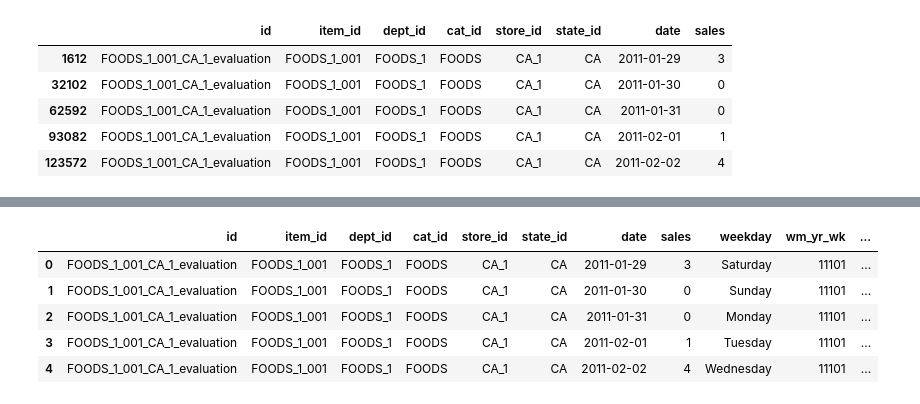
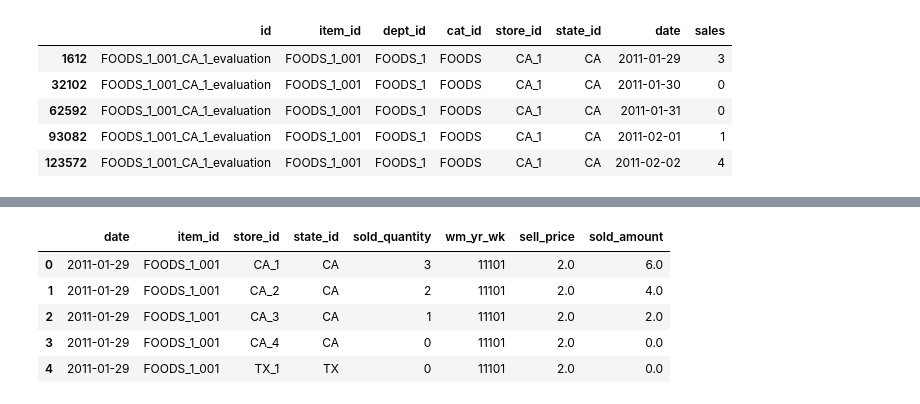
Before and after one commit to linafaik08/time-series-forecasting-models, a Jupyter notebook: notebooks/01_data_processing.ipynb, the cells around one changed output, grey strips where cells are left out. Drawn from its saved outputs; the diff is of its cells as text; code cells hidden in the pictures.

```diff
--- a/notebooks/01_data_processing.ipynb
+++ b/notebooks/01_data_processing.ipynb
@@ -67,22 +81,25 @@ long_df.head()
 # %%
-long_enr_df = (
-    long_df
+sales_enr_df = (
+    long_df.groupby(['date', 'item_id', 'store_id', 'state_id'],as_index=False)
+    .agg(sold_quantity=('sales','sum'))
     .merge(
-        calendar_df[["date", "weekday", "wm_yr_wk", "event_type_1", "event_type_2"]],
+        calendar_df[["date", "wm_yr_wk"]],
         on="date",
         how="left")
     .merge(
         sell_prices_df,
         on=["store_id", "item_id", "wm_yr_wk"],
         how="left"
     )
 )
 
-long_enr_df.head()
+sales_enr_df["sold_amount"] = sales_enr_df["sold_quantity"]*sales_enr_df["sell_price"]
+
+sales_enr_df.head()
 # %% [output]
-|  | id | item_id | dept_id | cat_id | store_id | state_id | date | sales | weekday | wm_yr_wk | ... |
-| 0 | FOODS_1_001_CA_1_evaluation | FOODS_1_001 | FOODS_1 | FOODS | CA_1 | CA | 2011-01-29 | 3 | Saturday | 11101 | ... |
-| 1 | FOODS_1_001_CA_1_evaluation | FOODS_1_001 | FOODS_1 | FOODS | CA_1 | CA | 2011-01-30 | 0 | Sunday | 11101 | ... |
-| 2 | FOODS_1_001_CA_1_evaluation | FOODS_1_001 | FOODS_1 | FOODS | CA_1 | CA | 2011-01-31 | 0 | Monday | 11101 | ... |
-| 3 | FOODS_1_001_CA_1_evaluation | FOODS_1_001 | FOODS_1 | FOODS | CA_1 | CA | 2011-02-01 | 1 | Tuesday | 11101 | ... |
-| 4 | FOODS_1_001_CA_1_evaluation | FOODS_1_001 | FOODS_1 | FOODS | CA_1 | CA | 2011-02-02 | 4 | Wednesday | 11101 | ... |
+|  | date | item_id | store_id | state_id | sold_quantity | wm_yr_wk | sell_price | sold_amount |
+| 0 | 2011-01-29 | FOODS_1_001 | CA_1 | CA | 3 | 11101 | 2.0 | 6.0 |
+| 1 | 2011-01-29 | FOODS_1_001 | CA_2 | CA | 2 | 11101 | 2.0 | 4.0 |
+| 2 | 2011-01-29 | FOODS_1_001 | CA_3 | CA | 1 | 11101 | 2.0 | 2.0 |
+| 3 | 2011-01-29 | FOODS_1_001 | CA_4 | CA | 0 | 11101 | 2.0 | 0.0 |
+| 4 | 2011-01-29 | FOODS_1_001 | TX_1 | TX | 0 | 11101 | 2.0 | 0.0 |
```
Also changed, not shown: parts of 8 cells of this notebook, 11 other files.
